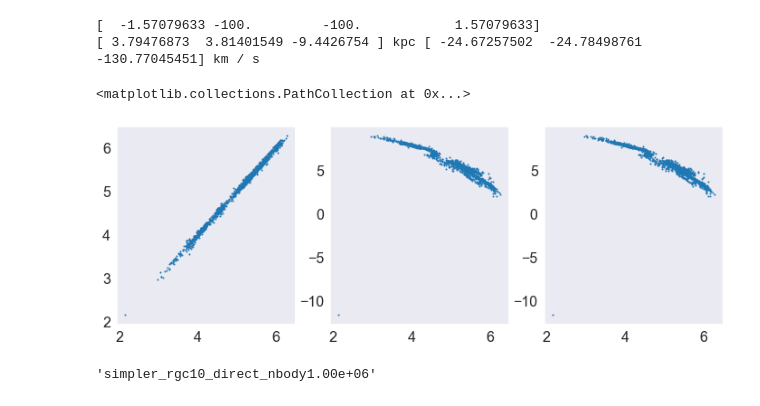
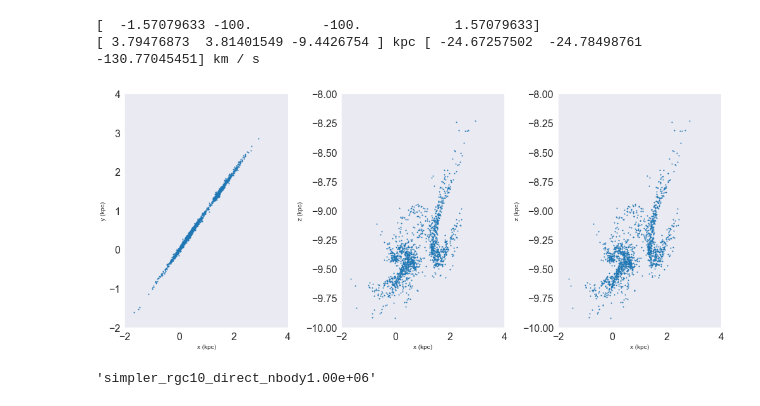
Before and after one commit to caganze/stellarstreams, a Jupyter notebook: notebooks/Rotating Stream and Simpler Direct Nboy.ipynb, the cells around one changed output. Cells and saved outputs as stored; diff of their text form; code cells hidden in the pictures.

```diff
--- a/notebooks/Rotating Stream and Simpler Direct Nboy.ipynb
+++ b/notebooks/Rotating Stream and Simpler Direct Nboy.ipynb
@@ -193,6 +199,6 @@ print (perturb.xyz, perturb.v_xyz)
 # %%
 #run both the pertuber and the subhalo as potential object for a few Myr
-forward_time= {'dt':50*u.Myr, 'nsteps': 10, 't1': -50*u.Myr}
+forward_time= {'dt':30*u.Myr, 'nsteps': 10, 't1': -30*u.Myr}
 
 
 mhalo=10**6
@@ -215,13 +221,16 @@ halo_and_stream= evolve_orbits_only(st_x, halo_x, subhalo_pot, forward_time)
 # %%
 final_stream=halo_and_stream
 # %%
-fig, ax=plt.subplots(ncols=3, figsize=(12, 4))
+fig, ax=plt.subplots(ncols=3, figsize=(14, 6))
 ax[0].scatter(final_stream.pos.x, final_stream.pos.y, s=1)
 ax[1].scatter(final_stream.pos.x, final_stream.pos.z, s=1)
 ax[-1].scatter(final_stream.pos.y,final_stream.pos.z, s=1)
+ax[0].set(xlabel='x (kpc)', ylabel='y (kpc)', xlim=[-2, 4], ylim=[-2, 4])
+ax[1].set(xlabel='x (kpc)', ylabel='z (kpc)', xlim=[-2, 4], ylim=[-10, -8])
+ax[2].set(xlabel='x (kpc)', ylabel='z (kpc)', xlim=[-2, 4], ylim=[-10, -8])
+plt.tight_layout()
 # %% [output]
-<matplotlib.collections.PathCollection at 0x...>
-[figure, old version]
+[figure, new version]
 # %%
 #save
 final_stream_coord=SkyCoord(x=final_stream.x,
```
Also changed, not shown: parts of 2 cells of this notebook, 1 other file.
